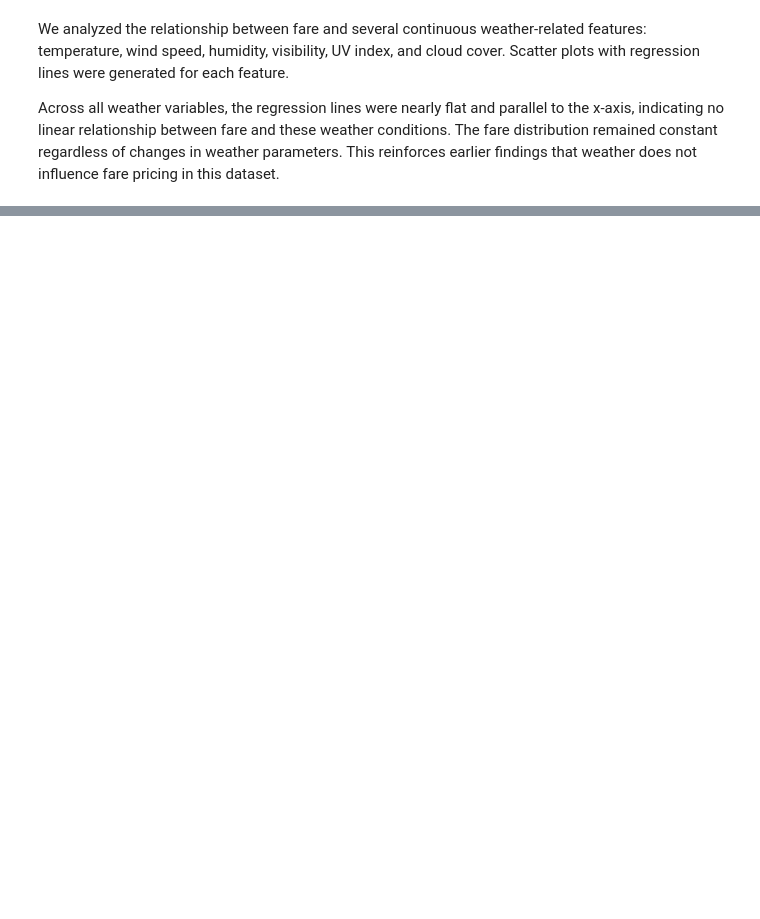
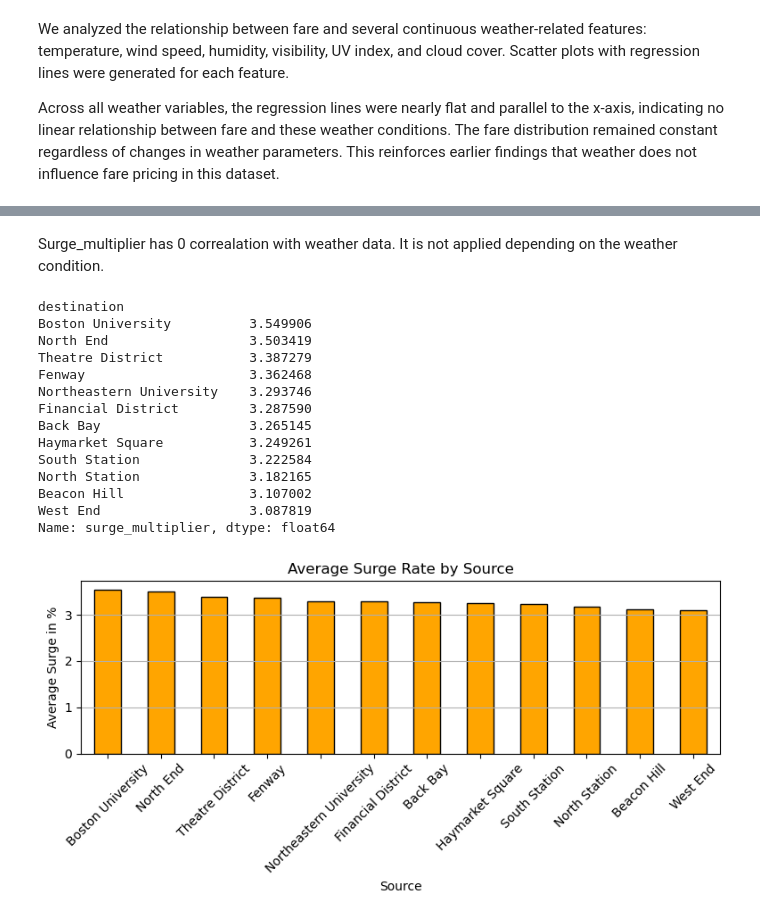
Before and after one commit to Mahir-Uddin0/Uber-Fare-Prediction, a Jupyter notebook: Notebooks/EDA.ipynb, the cells around one changed output, grey strips where cells are left out. Saved outputs shown, nothing was run; the diff lists cells and outputs as text; code cells hidden in the pictures; blank space fills up the shorter version.

```diff
--- a/Notebooks/EDA.ipynb
+++ b/Notebooks/EDA.ipynb
@@ -645,0 +683,33 @@ Are shared rides cheaper and shorter?
+# %% [markdown]
+Surge_multiplier has 0 correalation with weather data. It is not applied depending on the weather condition.
+# %%
+# Grouped and sorted values for source location
+grouped = df.groupby("destination")["surge_multiplier"].apply(lambda x: (x > 1).mean()).sort_values(ascending=False) * 100
+print(grouped)
+
+plt.figure(figsize=(8, 4))
+grouped.plot(kind='bar', color='orange', edgecolor='black')
+
+plt.title('Average Surge Rate by Source')
+plt.xlabel('Source')
+plt.ylabel('Average Surge in %')
+plt.xticks(rotation=45)
+plt.grid(axis='y')
+plt.tight_layout()
+plt.show()
+# %% [output]
+destination
+Boston University          3.549906
+North End                  3.503419
+Theatre District           3.387279
+Fenway                     3.362468
+Northeastern University    3.293746
+Financial District         3.287590
+Back Bay                   3.265145
+Haymarket Square           3.249261
+South Station              3.222584
+North Station              3.182165
+Beacon Hill                3.107002
+West End                   3.087819
+Name: surge_multiplier, dtype: float64
+[figure, added]
```
Also changed, not shown: parts of 39 cells of this notebook.
